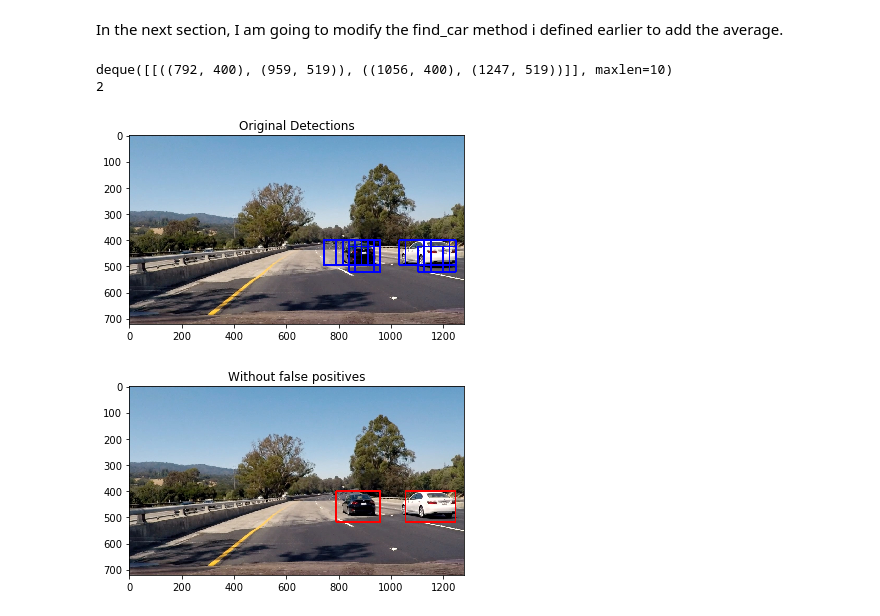
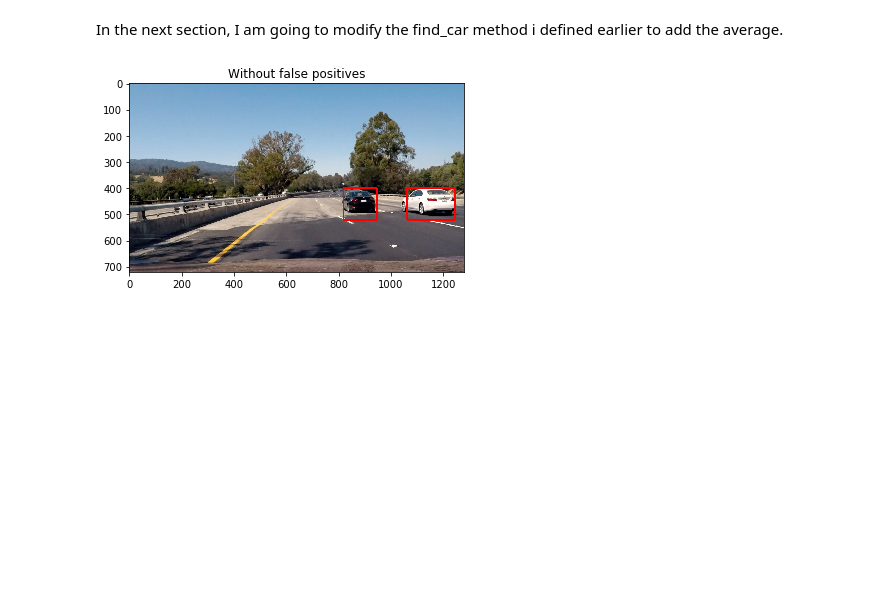
Before and after one commit to dushshantha/CarND-Project5, a Jupyter notebook: Vehicle Detection And Tracking.ipynb, the cells around one changed output. Saved outputs shown, nothing was run; the diff lists cells and outputs as text; code cells hidden in the pictures; blank space fills up the shorter version.

```diff
--- a/Vehicle Detection And Tracking.ipynb
+++ b/Vehicle Detection And Tracking.ipynb
@@ -500,7 +524,8 @@ In the next example I am trying out an image that does not have a car
 image1 = mpimg.imread('test_images/test2.jpg')
 plt.imshow(image)
 
-final_img, draw_image = find_cars(image1, ystart, ystop, scale, svc, X_scaler, orient, pix_per_cell, cell_per_block, spatial_size, hist_bins)
+draw_image, boxes = find_cars(image1, ystart, ystop, scale, svc, X_scaler, orient, pix_per_cell, cell_per_block, spatial_size, hist_bins)
+final_img = drawFinal(image1, boxes, thresh=threshold, debug=True)
 
 plt.title('Original Detections')
 plt.imshow(draw_image)
@@ -695,19 +747,48 @@ def process_image_v2(image):
+# %%
+def process_image_v2(image):
+    rects = []
+
+    ystart = 400
+    ystop = 720
+    scale = 1.6
+
+    draw_image, boxes = find_cars_v2(image, ystart, ystop, scale, svc, X_scaler, orient, pix_per_cell, cell_per_block, spatial_size, hist_bins)
+    rects.append(boxes)
+
+    ystart = 400
+    ystop = 720
+    scale = 1.9
+
+
+    draw_image, boxes = find_cars_v2(image, ystart, ystop, scale, svc, X_scaler, orient, pix_per_cell, cell_per_block, spatial_size, hist_bins)
+    rects.append(boxes)
+
+    ystart = 400
+    ystop = 490
+    scale = .8
+
+    draw_image, boxes = find_cars_v2(image, ystart, ystop, scale, svc, X_scaler, orient, pix_per_cell, cell_per_block, spatial_size, hist_bins)
+    rects.append(boxes)
+
+    rects = [item for sublist in rects for item in sublist]
+    if len(rects) > 0:
+        dect.add_previous_bounds(rects)
+
+    rects = dect.recent_bounds
+
+    final_img = drawFinal_v2(image, rects, thresh=3, debug=False)
+    return final_img
 # %%
 image2 = mpimg.imread('test_images/test4.jpg')
-plt.imshow(image)
+plt.imshow(image2)
 
-final_img, draw_image = find_cars_v2(image2, ystart, ystop, scale, svc, X_scaler, orient, pix_per_cell, cell_per_block, spatial_size, hist_bins)
+dect = Detections()
 
-plt.title('Original Detections')
-plt.imshow(draw_image)
-plt.show()
+final_img = process_image_v2(image2)
 
 plt.title('Without false positives')
 plt.imshow(final_img)
 plt.show()
 # %% [output]
-deque([[((792, 400), (959, 519)), ((1056, 400), (1247, 519))]], maxlen=10)
-2
-[figure, old version]
+[figure, new version]
-[figure, removed]
 # %%
```
Also changed, not shown: parts of 18 cells of this notebook, 2 other files.
